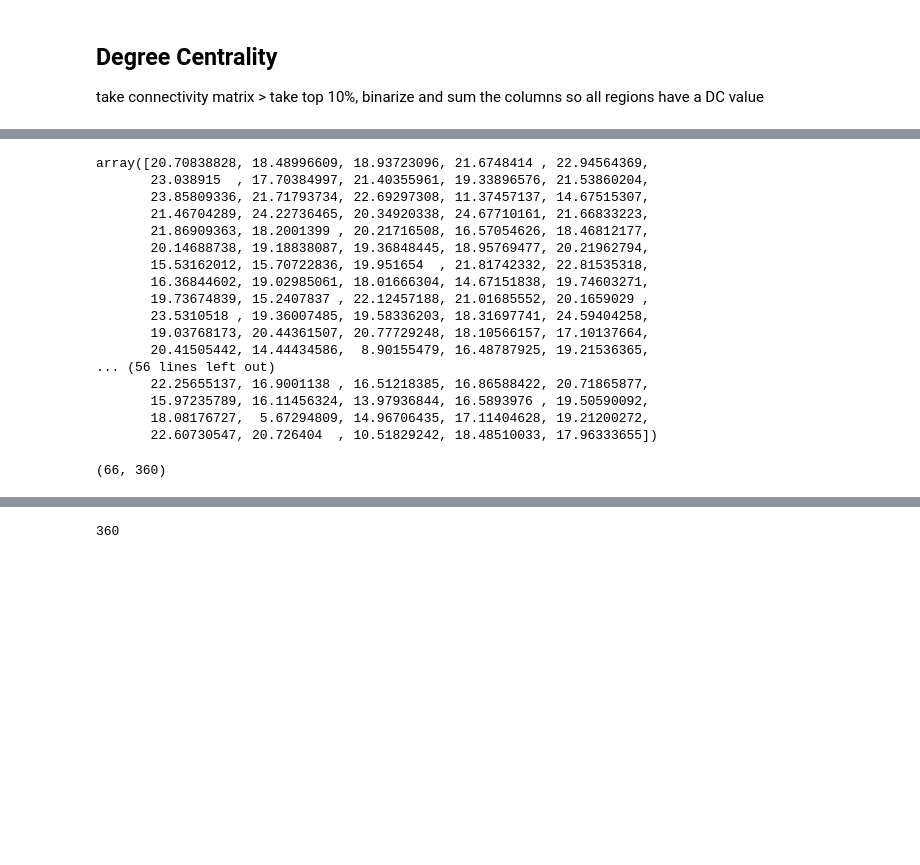
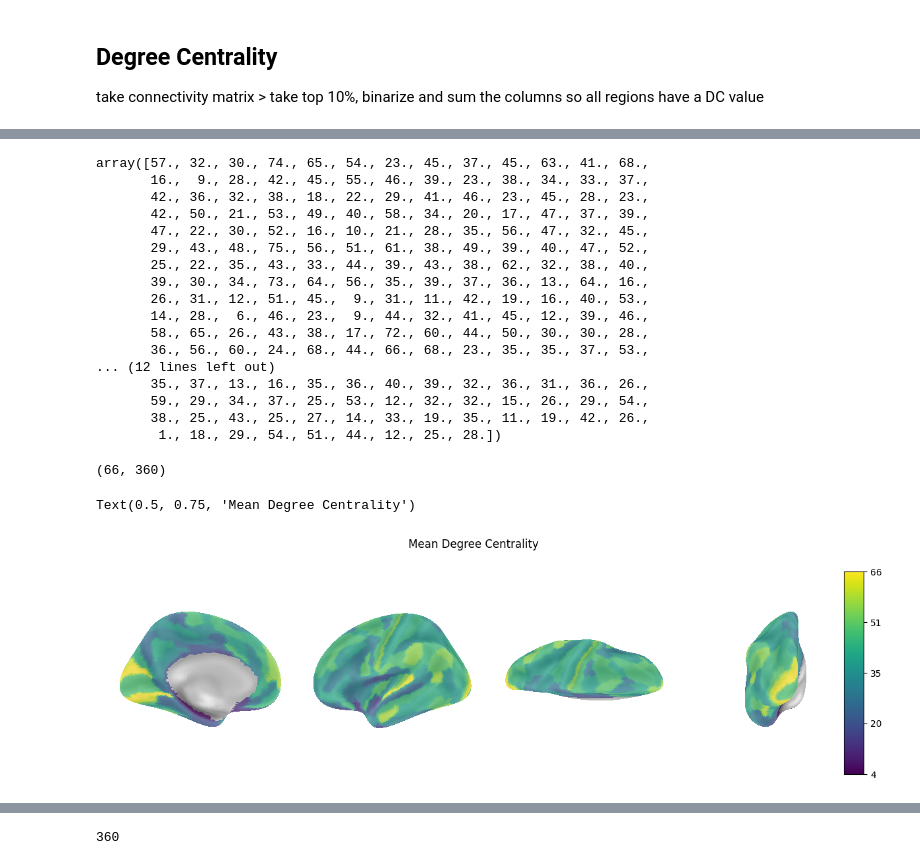
Before and after one commit to mrenke/parietal_patterns, a Jupyter notebook: gradients_noHalo/rep_groupDiffs_03.ipynb, the cells around one changed output, grey strips where cells are left out. Saved outputs shown, nothing was run; the diff lists cells and outputs as text; code cells hidden in the pictures; blank space fills up the shorter version.

```diff
--- a/gradients_noHalo/rep_groupDiffs_03.ipynb
+++ b/gradients_noHalo/rep_groupDiffs_03.ipynb
@@ -189,23 +203,23 @@ for ii,row in enumerate(cm):
 # %%
-cm_c.sum(axis=1) # sum over rows, i.e. columns of the correlation matrix
+cm_c.sum(axis=0) # sum over rows, i.e. columns of the correlation matrix
 # %% [output]
-array([20.70838828, 18.48996609, 18.93723096, 21.6748414 , 22.94564369,
-       23.038915  , 17.70384997, 21.40355961, 19.33896576, 21.53860204,
-       23.85809336, 21.71793734, 22.69297308, 11.37457137, 14.67515307,
-       21.46704289, 24.22736465, 20.34920338, 24.67710161, 21.66833223,
-       21.86909363, 18.2001399 , 20.21716508, 16.57054626, 18.46812177,
-       20.14688738, 19.18838087, 19.36848445, 18.95769477, 20.21962794,
-       15.53162012, 15.70722836, 19.951654  , 21.81742332, 22.81535318,
-       16.36844602, 19.02985061, 18.01666304, 14.67151838, 19.74603271,
-       19.73674839, 15.2407837 , 22.12457188, 21.01685552, 20.1659029 ,
-       23.5310518 , 19.36007485, 19.58336203, 18.31697741, 24.59404258,
-       19.03768173, 20.44361507, 20.77729248, 18.10566157, 17.10137664,
-       20.41505442, 14.44434586,  8.90155479, 16.48787925, 19.21536365,
-... (56 lines left out)
-       22.25655137, 16.9001138 , 16.51218385, 16.86588422, 20.71865877,
-       15.97235789, 16.11456324, 13.97936844, 16.5893976 , 19.50590092,
-       18.08176727,  5.67294809, 14.96706435, 17.11404628, 19.21200272,
-       22.60730547, 20.726404  , 10.51829242, 18.48510033, 17.96333655])
+array([57., 32., 30., 74., 65., 54., 23., 45., 37., 45., 63., 41., 68.,
+       16.,  9., 28., 42., 45., 55., 46., 39., 23., 38., 34., 33., 37.,
+       42., 36., 32., 38., 18., 22., 29., 41., 46., 23., 45., 28., 23.,
+       42., 50., 21., 53., 49., 40., 58., 34., 20., 17., 47., 37., 39.,
+       47., 22., 30., 52., 16., 10., 21., 28., 35., 56., 47., 32., 45.,
+       29., 43., 48., 75., 56., 51., 61., 38., 49., 39., 40., 47., 52.,
+       25., 22., 35., 43., 33., 44., 39., 43., 38., 62., 32., 38., 40.,
+       39., 30., 34., 73., 64., 56., 35., 39., 37., 36., 13., 64., 16.,
+       26., 31., 12., 51., 45.,  9., 31., 11., 42., 19., 16., 40., 53.,
+       14., 28.,  6., 46., 23.,  9., 44., 32., 41., 45., 12., 39., 46.,
+       58., 65., 26., 43., 38., 17., 72., 60., 44., 50., 30., 30., 28.,
+       36., 56., 60., 24., 68., 44., 66., 68., 23., 35., 35., 37., 53.,
+... (12 lines left out)
+       35., 37., 13., 16., 35., 36., 40., 39., 32., 36., 31., 36., 26.,
+       59., 29., 34., 37., 25., 53., 12., 32., 32., 15., 26., 29., 54.,
+       38., 25., 43., 25., 27., 14., 33., 19., 35., 11., 19., 42., 26.,
+        1., 18., 29., 54., 51., 44., 12., 25., 28.])
 # %%
 DCs= [None] * len(subList)
 
@@ -224,3 +237,24 @@ DCs = np.array(DCs)
 np.shape(DCs)
 # %% [output]
 (66, 360)
+# %%
+mean_DCs = np.mean(DCs, axis=0)
+
+mean_DCs_fsav5 = map_to_labels(mean_DCs, labeling_glasser, mask=mask_glasser, fill=np.nan) # parcel to vertex
+
+i, hemi= 0, 'L'
+surf_map = np.split(mean_DCs_fsav5,2)[i]
+cmap = 'viridis'
+surf_mesh = fsaverage.infl_right if hemi =='R' else fsaverage.infl_left
+bg_map = fsaverage.sulc_right if hemi =='R' else fsaverage.sulc_left
+figure, axes = plt.subplots(nrows=1, ncols=len(views),figsize = (15,8), subplot_kw=dict(projection='3d'))
+for i,view in enumerate(views):
+    colbar = True if view == 'posterior' else False
+    nplt.plot_surf(surf_mesh=surf_mesh , surf_map= surf_map, #vmin = 18, vmax= 25,
+            view= view,cmap=cmap, colorbar=colbar, #title=f'sub-{sub}, grad {n_grad+1}',
+            bg_map=bg_map, bg_on_data=True,darkness=0.7, axes=axes[i])
+figure.subplots_adjust(wspace=0.01)
+figure.suptitle(f'Mean Degree Centrality', y=0.75)
+# %% [output]
+Text(0.5, 0.75, 'Mean Degree Centrality')
+[figure, added]
```
Also changed, not shown: parts of 10 cells of this notebook, 6 other files.
